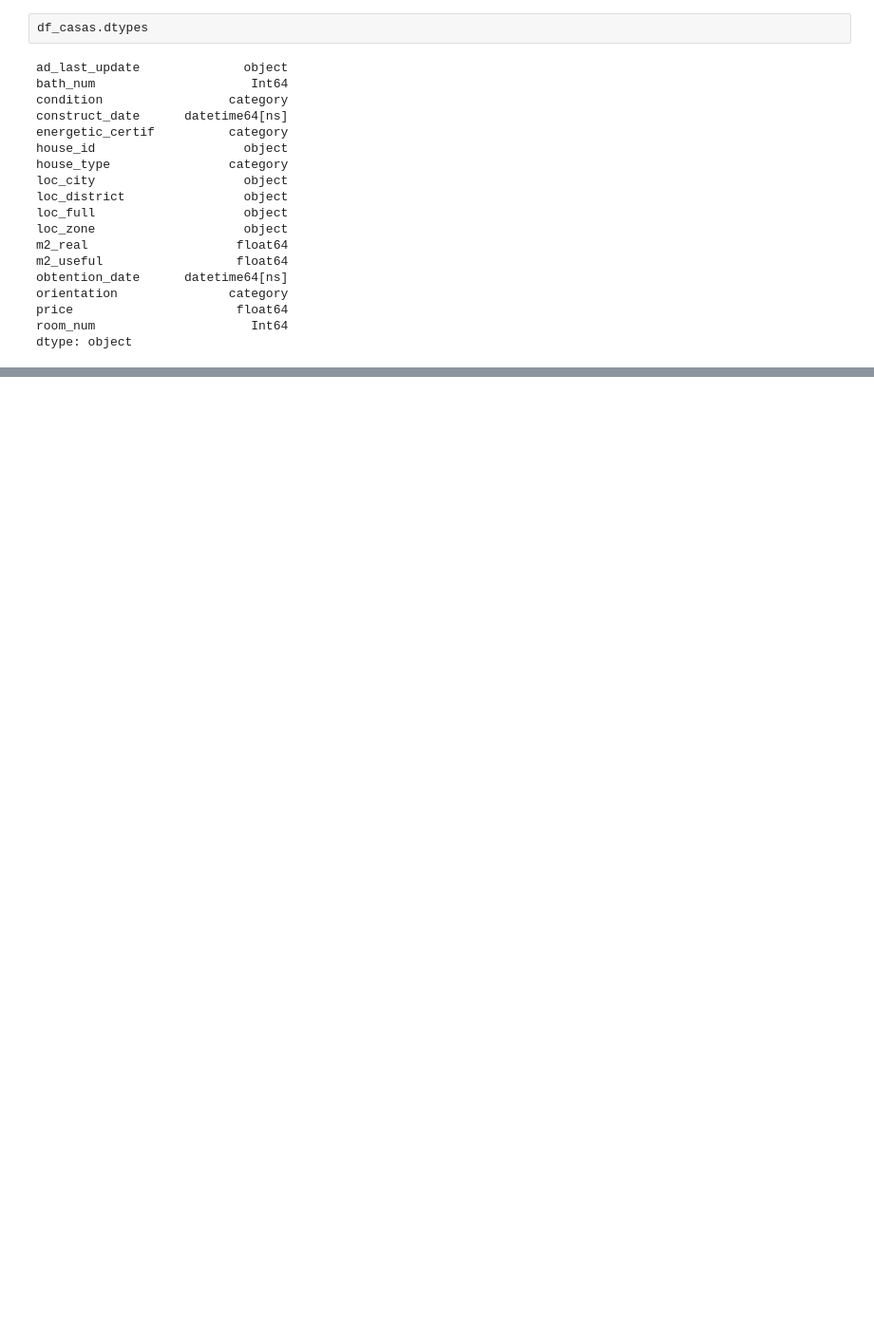
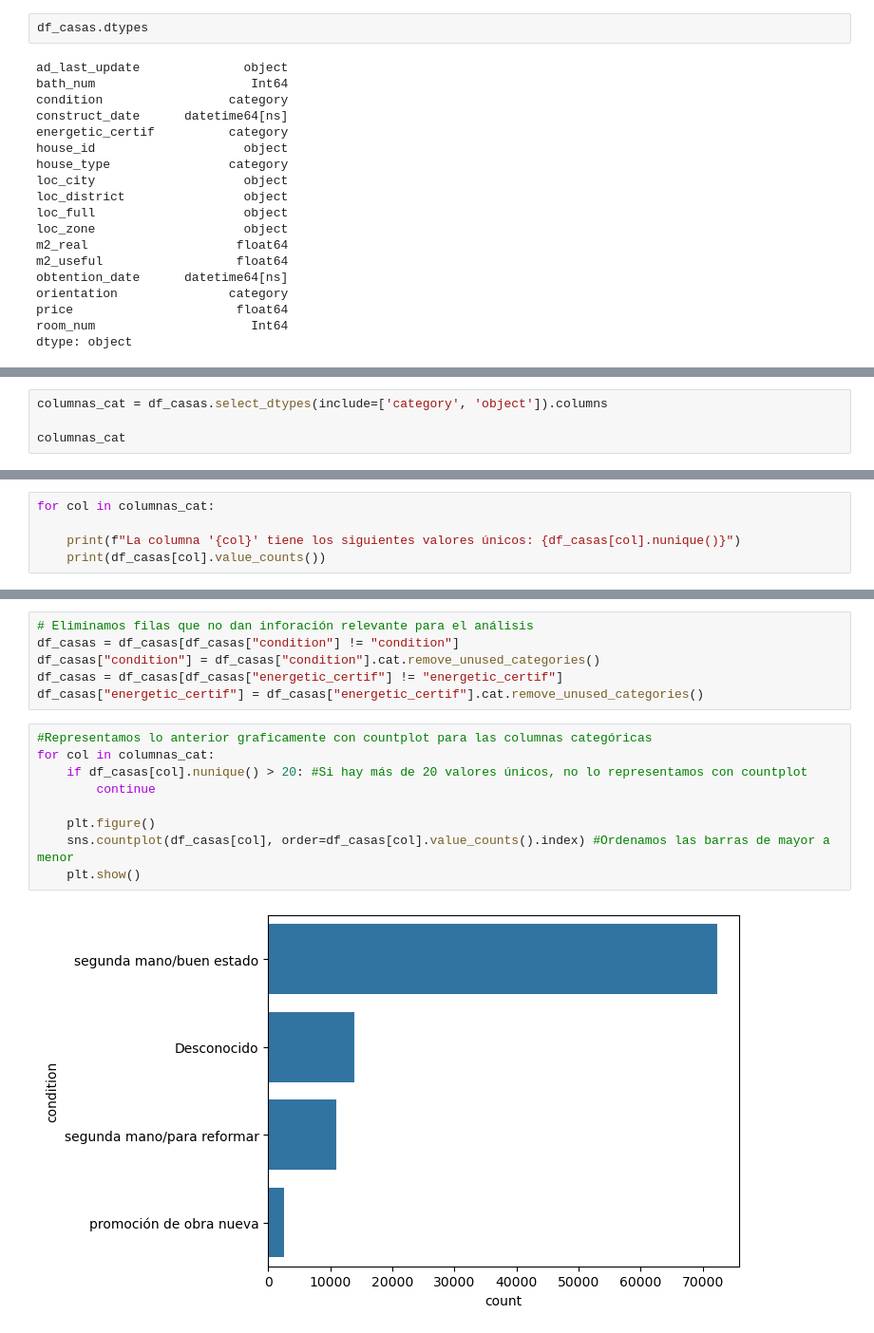
Before and after one commit to pablo98al/Proyecto_Final, a Jupyter notebook: Pre - Proyecto/Notebook/houses.ipynb, the cells around one changed output, grey strips where cells are left out. Shown at 95% size. Drawn from its saved outputs; the diff is of its cells as text; blank space fills up the shorter version.

```diff
--- a/Pre - Proyecto/Notebook/houses.ipynb
+++ b/Pre - Proyecto/Notebook/houses.ipynb
@@ -298,0 +420,4 @@ CONTINUAR CON ANALISS, GRAFICOS Y DESPUES VISUALIZACION.
+# %%
+columnas_cat = df_casas.select_dtypes(include=['category', 'object']).columns
+
+columnas_cat
@@ -298,0 +429,5 @@ CONTINUAR CON ANALISS, GRAFICOS Y DESPUES VISUALIZACION.
+# %%
+for col in columnas_cat:
+
+    print(f"La columna '{col}' tiene los siguientes valores únicos: {df_casas[col].nunique()}")
+    print(df_casas[col].value_counts())
@@ -298,0 +452,17 @@ CONTINUAR CON ANALISS, GRAFICOS Y DESPUES VISUALIZACION.
+# %%
+# Eliminamos filas que no dan inforación relevante para el análisis
+df_casas = df_casas[df_casas["condition"] != "condition"]
+df_casas["condition"] = df_casas["condition"].cat.remove_unused_categories()
+df_casas = df_casas[df_casas["energetic_certif"] != "energetic_certif"]
+df_casas["energetic_certif"] = df_casas["energetic_certif"].cat.remove_unused_categories()
+# %%
+#Representamos lo anterior graficamente con countplot para las columnas categóricas
+for col in columnas_cat:
+    if df_casas[col].nunique() > 20: #Si hay más de 20 valores únicos, no lo representamos con countplot
+        continue
+
+    plt.figure()
+    sns.countplot(df_casas[col], order=df_casas[col].value_counts().index) #Ordenamos las barras de mayor a menor
+    plt.show()
+# %% [output]
+[figure, added]
```
Also changed, not shown: parts of 23 cells of this notebook.
